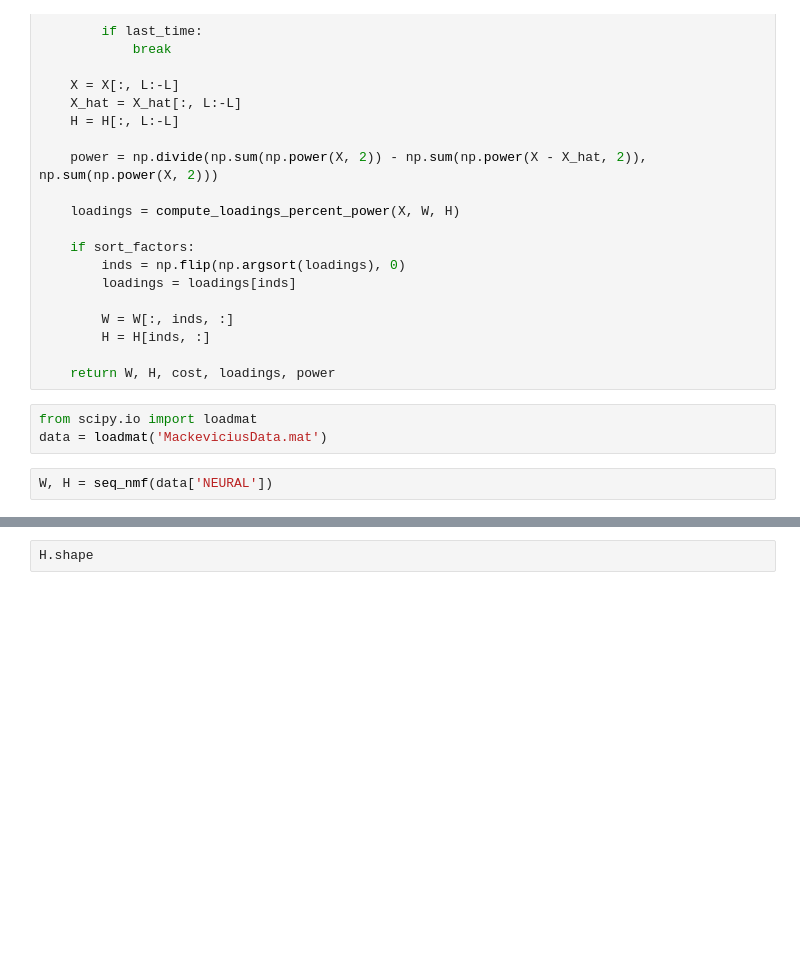
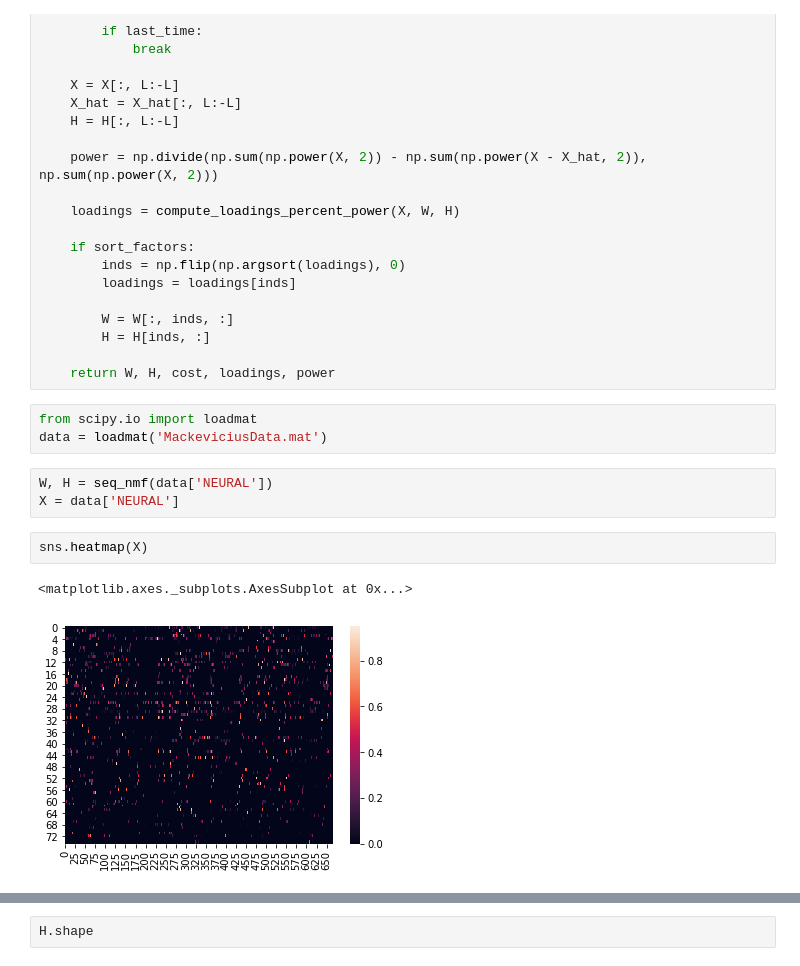
Before and after one commit to zhenruiliao/seqnmf, a Jupyter notebook: seqNMF.ipynb, the cells around one changed output, grey strips where cells are left out. Saved outputs shown, nothing was run; the diff lists cells and outputs as text; blank space fills up the shorter version.

```diff
--- a/seqNMF.ipynb
+++ b/seqNMF.ipynb
@@ -232,3 +232,9 @@ from scipy.io import loadmat
 data = loadmat('MackeviciusData.mat')
 # %%
 W, H = seq_nmf(data['NEURAL'])
+X = data['NEURAL']
+# %%
+sns.heatmap(X)
+# %% [output]
+<matplotlib.axes._subplots.AxesSubplot at 0x...>
+[figure, added]
```
Also changed, not shown: parts of 1 cell of this notebook, 2 other files.
